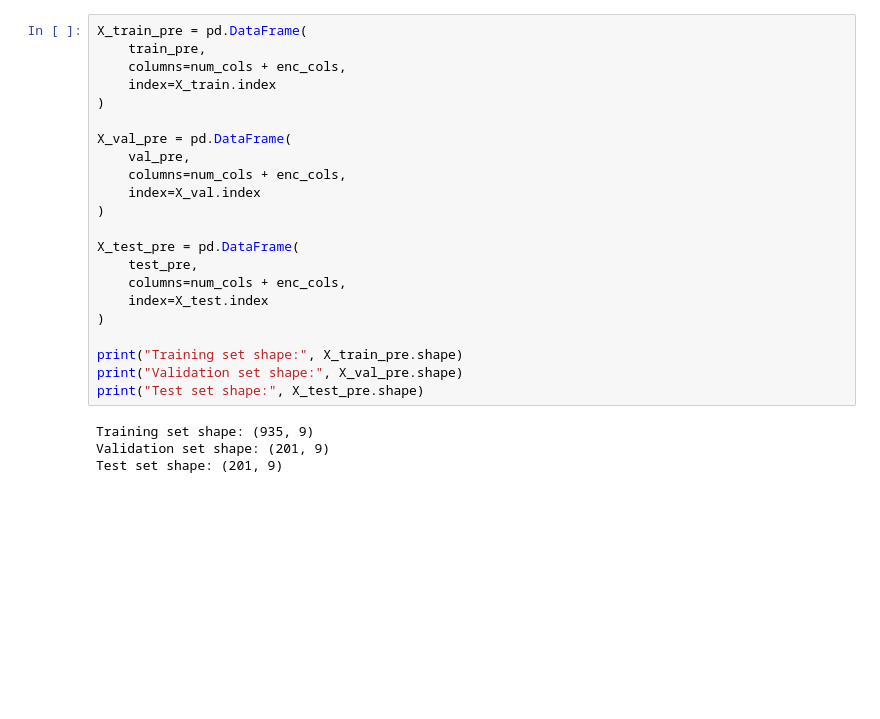
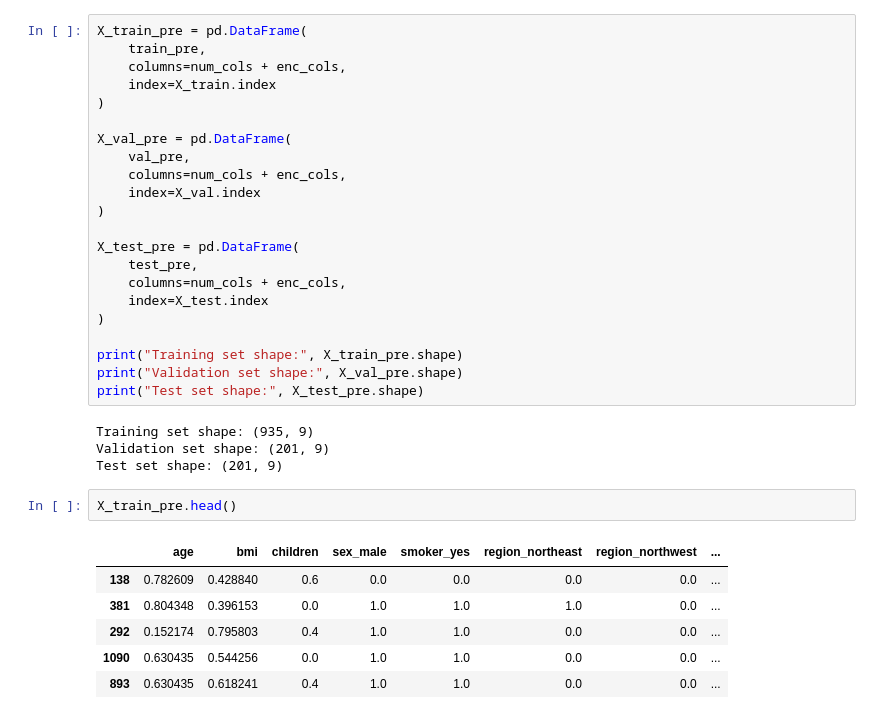
Before and after one commit to nour-ehab/ML-Project, a Jupyter notebook: part_a_numerical/01_Numercal_PrePreprocessing.ipynb, the cells around one changed output. Saved outputs shown, nothing was run; the diff lists cells and outputs as text; blank space fills up the shorter version.

```diff
--- a/part_a_numerical/01_Numercal_PrePreprocessing.ipynb
+++ b/part_a_numerical/01_Numercal_PrePreprocessing.ipynb
@@ -308,3 +315,12 @@ print("Test set shape:", X_test_pre.shape)
 Training set shape: (935, 9)
 Validation set shape: (201, 9)
 Test set shape: (201, 9)
+# %%
+X_train_pre.head()
+# %% [output]
+|  | age | bmi | children | sex_male | smoker_yes | region_northeast | region_northwest | ... |
+| 138 | 0.782609 | 0.428840 | 0.6 | 0.0 | 0.0 | 0.0 | 0.0 | ... |
+| 381 | 0.804348 | 0.396153 | 0.0 | 1.0 | 1.0 | 1.0 | 0.0 | ... |
+| 292 | 0.152174 | 0.795803 | 0.4 | 1.0 | 1.0 | 0.0 | 0.0 | ... |
+| 1090 | 0.630435 | 0.544256 | 0.0 | 1.0 | 1.0 | 0.0 | 0.0 | ... |
+| 893 | 0.630435 | 0.618241 | 0.4 | 1.0 | 1.0 | 0.0 | 0.0 | ... |
```
Also changed, not shown: parts of 5 cells of this notebook, 12 other files.
